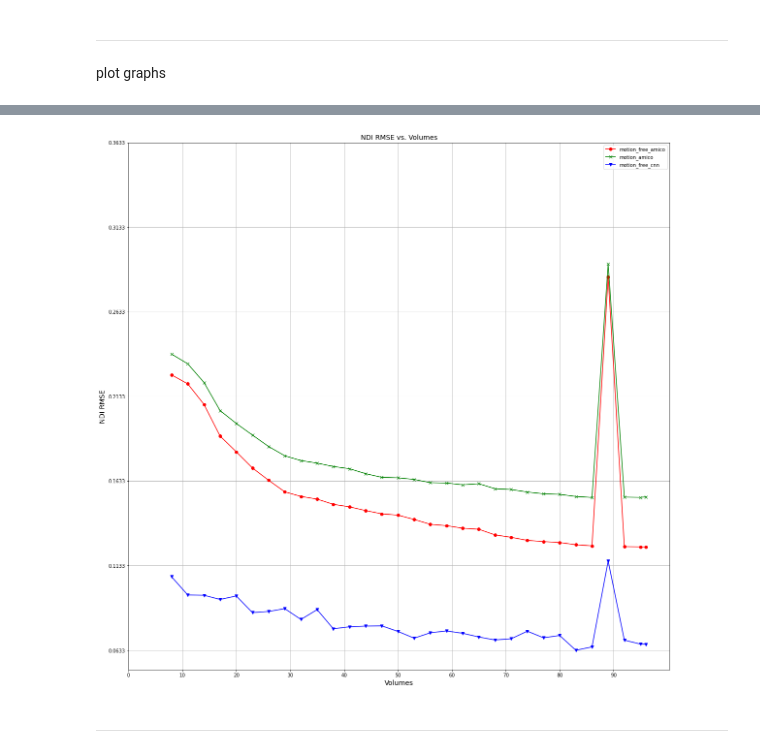
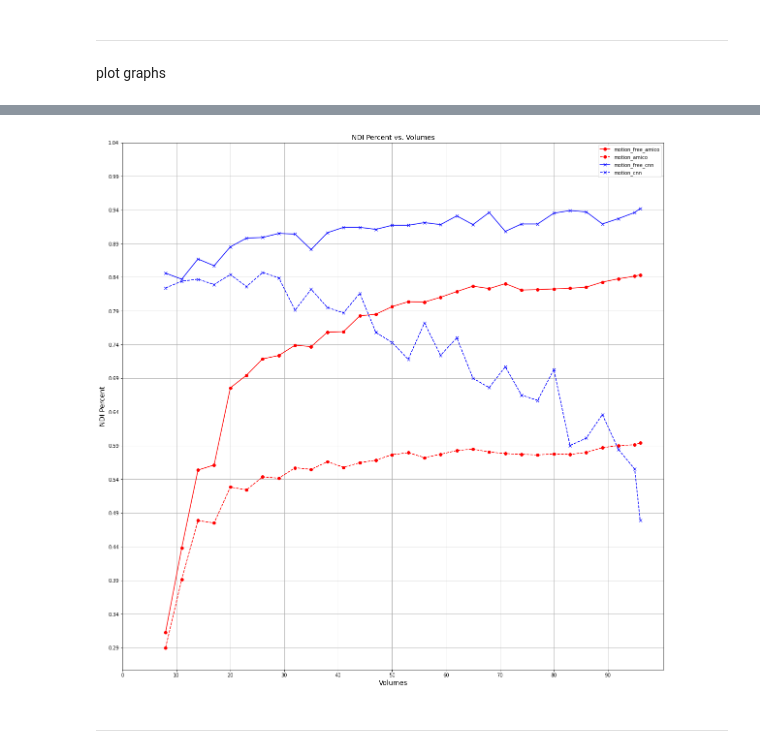
Before and after one commit to Victorvv-1024/IndividualProject, a Jupyter notebook: MedICSS2021_/Net/new_experiment_1_result.ipynb, the cells around one changed output, grey strips where cells are left out. Cells and saved outputs as stored; diff of their text form; code cells hidden in the pictures.

Commit message:
update the notebook, now it plots the percentage curves as well

```diff
--- a/MedICSS2021_/Net/new_experiment_1_result.ipynb
+++ b/MedICSS2021_/Net/new_experiment_1_result.ipynb
@@ -621,0 +268,16 @@ motion_cnn_rmse
+# %%
+motion_cnn_percent_pickle = []
+motion_cnn_percent = []
+# verify the path we are looking at
+print(os.path.join(result_path, motion_cnn))
+for file in os.listdir(os.path.join(result_path, motion_cnn)):
+    if file.endswith('_percent.pickle'):
+        motion_cnn_percent_pickle.append(file)
+motion_cnn_percent_pickle = sorted(motion_cnn_percent_pickle)
+for file in motion_cnn_percent_pickle:
+    with open(os.path.join(result_path, motion_cnn, file), 'rb') as openfile:
+        while True:
+            try:
+                print(file)
+                motion_cnn_percent.append(pickle.load(openfile))
+            except EOFError: break
@@ -656,21 +340,54 @@ motion_ami_ndi = [x[0] for x in motion_ami_rmse]
 motion_cnn_ndi = [x[0] for x in motion_cnn_rmse]
+# %%
+# ndi Percent values
+# AMICO ones
+motion_free_ami_ndi = [x[0] for x in motion_free_percent]
+motion_ami_ndi = [x[0] for x in motion_ami_percent]
+# CNN ones
+motion_free_cnn_ndi = [x[0] for x in motion_free_cnn_percent]
+motion_cnn_ndi = [x[0] for x in motion_cnn_percent]
 # %%
-# plot graphs
+# plot RMSE graphs
 plt.figure(figsize=(20,20))
-plt.plot(volumes, motion_free_ami_ndi, color='red', marker='o') # motion-free ami is red
-plt.plot(volumes, motion_ami_ndi, color='green', marker='x') # motion ami is green
-plt.plot(volumes, motion_cnn_ndi, color='blue', marker='v') # motion cnn is blue
+# motion-free data are solid lines, motion data are dashed lines
+# CNN results are BLUE and AMICO results are RED
+plt.plot(volumes, motion_free_ami_ndi, color='red', marker='o')
+plt.plot(volumes, motion_ami_ndi, color='red', marker='o', linestyle='dashed')
+
+plt.plot(volumes, motion_free_cnn_ndi, color='blue', marker='x')
+plt.plot(volumes, motion_cnn_ndi, color='blue', marker='x', linestyle='dashed')
+
 plt.title('NDI RMSE vs. Volumes', fontsize=14)
 plt.xlabel('Volumes', fontsize=14)
 plt.xticks( range(0,100,10) )   # Put x axis ticks every 10 units.
 plt.ylabel('NDI RMSE', fontsize=14)
-plt.yticks(np.arange(min(motion_cnn_ndi), max(motion_ami_ndi)+0.1, 0.05))
-plt.legend(['motion_free_amico', 'motion_amico', 'motion_free_cnn'], loc='upper right')
+plt.yticks(np.arange(min(motion_free_cnn_ndi), max(motion_ami_ndi)+0.1, 0.05))
+plt.legend(['motion_free_amico', 'motion_amico', 'motion_free_cnn', 'motion_cnn'], loc='upper right')
 plt.grid(True)
 # save picture
 plt.savefig(os.path.join('/home/vw/Data/IndividualProject/MedICSS2021_/Net/new_exp1_results/s3', 'ndi_performance.jpg'))
-# %% [output]
-[figure, removed]
+# %%
+# plot Percent graphs
+plt.figure(figsize=(20,20))
+# motion-free data are solid lines, motion data are dashed lines
+# CNN results are BLUE and AMICO results are RED
+plt.plot(volumes, motion_free_ami_ndi, color='red', marker='o')
+plt.plot(volumes, motion_ami_ndi, color='red', marker='o', linestyle='dashed')
+
+plt.plot(volumes, motion_free_cnn_ndi, color='blue', marker='x')
+plt.plot(volumes, motion_cnn_ndi, color='blue', marker='x', linestyle='dashed')
+
+plt.title('NDI Percent vs. Volumes', fontsize=14)
+plt.xlabel('Volumes', fontsize=14)
+plt.xticks( range(0,100,10) )   # Put x axis ticks every 10 units.
+plt.ylabel('NDI Percent', fontsize=14)
+plt.yticks(np.arange(min(motion_ami_ndi), max(motion_free_cnn_ndi)+0.1, 0.05))
+plt.legend(['motion_free_amico', 'motion_amico', 'motion_free_cnn', 'motion_cnn'], loc='upper right')
+plt.grid(True)
+# save picture
+plt.savefig(os.path.join('/home/vw/Data/IndividualProject/MedICSS2021_/Net/new_exp1_results/s4', 'ndi_percent.jpg'))
+# %% [output]
+[figure, added]
 # %% [markdown]
 --------
 # %%
```
Also changed, not shown: parts of 96 cells of this notebook.
